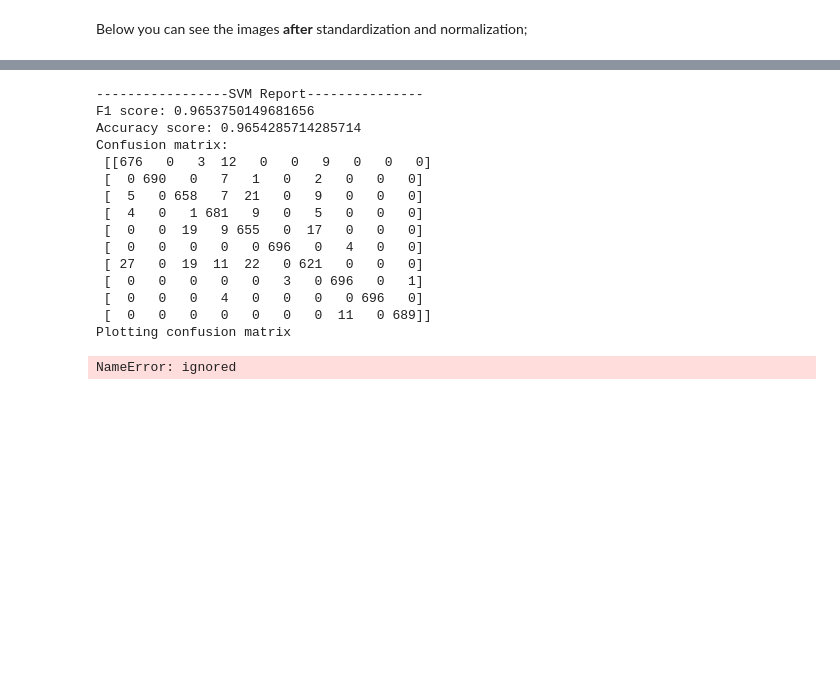
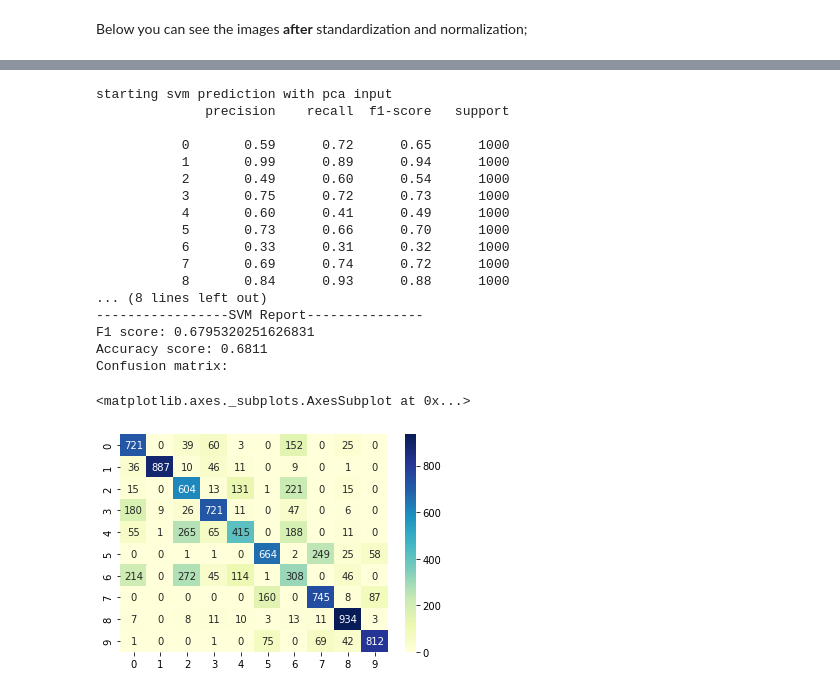
Before and after one commit to ilante/AML_91934_exam, a Jupyter notebook: Englander_AML_1_and_2.ipynb, the cells around one changed output, grey strips where cells are left out. Cells and saved outputs as stored; diff of their text form; code cells hidden in the pictures; blank space fills up the shorter version.

```diff
--- a/Englander_AML_1_and_2.ipynb
+++ b/Englander_AML_1_and_2.ipynb
@@ -1845,5 +1616,0 @@ time: 1.33 s (started: 2021-12-12 14:48:34 +00:00)
-# %%
-svm_parameters_grid = {'C':[0.01, 0.1, 1, 10, 100], 'gamma': [1, 0.1, 0.01, 0.001, 0.0001],
-            'kernel': ['rbf', 'poly'], 'degree': [2,3,4]}
-svm = GridSearchCV(SVC(),svm_parameters_grid, refit = True, verbose = 3)
-svm.fit(X_train_pca, y_train_all) # fitting the model for grid search
@@ -1934,0 +1619,10 @@ time: 54.1 s (started: 2021-12-12 17:31:27 +00:00)
+# %%
+start_svm_pca = time.time()
+
+# Training support vector classifyer
+svm_cls_pca = SVC(kernel='rbf', C=100, gamma='auto')
+# Fit the classifier to training data:
+svm_cls_pca.fit(X_train_pca, train_labels)
+
+end_svm_pca = time.time()
+svm_pca_time = end_svm_pca-start_svm_pca
@@ -1935,34 +1631,37 @@ time: 54.1 s (started: 2021-12-12 17:31:27 +00:00)
 # %%
-# SVM report and analysis
-x_pred_svc_pca = svm.predict(X_train_pca)
-svc_pca_f1 = metrics.f1_score(y_train_all, x_pred_svc_pca, average= "weighted")
-svc_pca_accuracy = metrics.accuracy_score(y_train_all, x_pred_svc_pca)
-svc_pca_cm = metrics.confusion_matrix(y_train_all, x_pred_svc_pca)
-print("-----------------SVM Report---------------")
-print("F1 score: {}".format(svc_pca_f1))
-print("Accuracy score: {}".format(svc_pca_accuracy))
-print("Confusion matrix: \n", svc_pca_cm)
-print('Plotting confusion matrix')
+# SVM predictions and analysis
+print('starting svm prediction with pca input ')
+svm_pca_pred = svm_cls_pca.predict(X_test_pca)
+svm_pca_f1 = metrics.f1_score(test_labels, svm_pca_pred, average= "weighted")
+svm_pca_accuracy = metrics.accuracy_score(test_labels, svm_pca_pred)
+svm_pca_cm = metrics.confusion_matrix(test_labels, svm_pca_pred)
 
-plt.figure()
-plot_confusion_matrix(svc_pca_cm, labelNames)
-plt.show()
+print(metrics.classification_report(test_labels, svm_pca_pred))
+print('\n')
+print('-----------------SVM Report---------------')
+print('F1 score: {}'.format(svm_pca_f1))
+print('Accuracy score: {}'.format(svm_pca_accuracy))
+print('Confusion matrix: \n')
+print('\n')
 
-print(metrics.classification_report(y_train_all, x_pred_svc_pca))
+sns.heatmap(svm_pca_cm, annot=True, fmt='d', cmap='YlGnBu')
 # %% [output]
+starting svm prediction with pca input
+              precision    recall  f1-score   support
+
+           0       0.59      0.72      0.65      1000
+           1       0.99      0.89      0.94      1000
+           2       0.49      0.60      0.54      1000
+           3       0.75      0.72      0.73      1000
+           4       0.60      0.41      0.49      1000
+           5       0.73      0.66      0.70      1000
+           6       0.33      0.31      0.32      1000
+           7       0.69      0.74      0.72      1000
+           8       0.84      0.93      0.88      1000
+... (8 lines left out)
 -----------------SVM Report---------------
-F1 score: 0.9653750149681656
-Accuracy score: 0.9654285714285714
+F1 score: 0.6795320251626831
+Accuracy score: 0.6811
 Confusion matrix:
- [[676   0   3  12   0   0   9   0   0   0]
- [  0 690   0   7   1   0   2   0   0   0]
- [  5   0 658   7  21   0   9   0   0   0]
- [  4   0   1 681   9   0   5   0   0   0]
- [  0   0  19   9 655   0  17   0   0   0]
- [  0   0   0   0   0 696   0   4   0   0]
- [ 27   0  19  11  22   0 621   0   0   0]
- [  0   0   0   0   0   3   0 696   0   1]
- [  0   0   0   4   0   0   0   0 696   0]
- [  0   0   0   0   0   0   0  11   0 689]]
-Plotting confusion matrix
-NameError: ignored
+<matplotlib.axes._subplots.AxesSubplot at 0x...>
+[figure, added]
```
Also changed, not shown: parts of 43 cells of this notebook.
